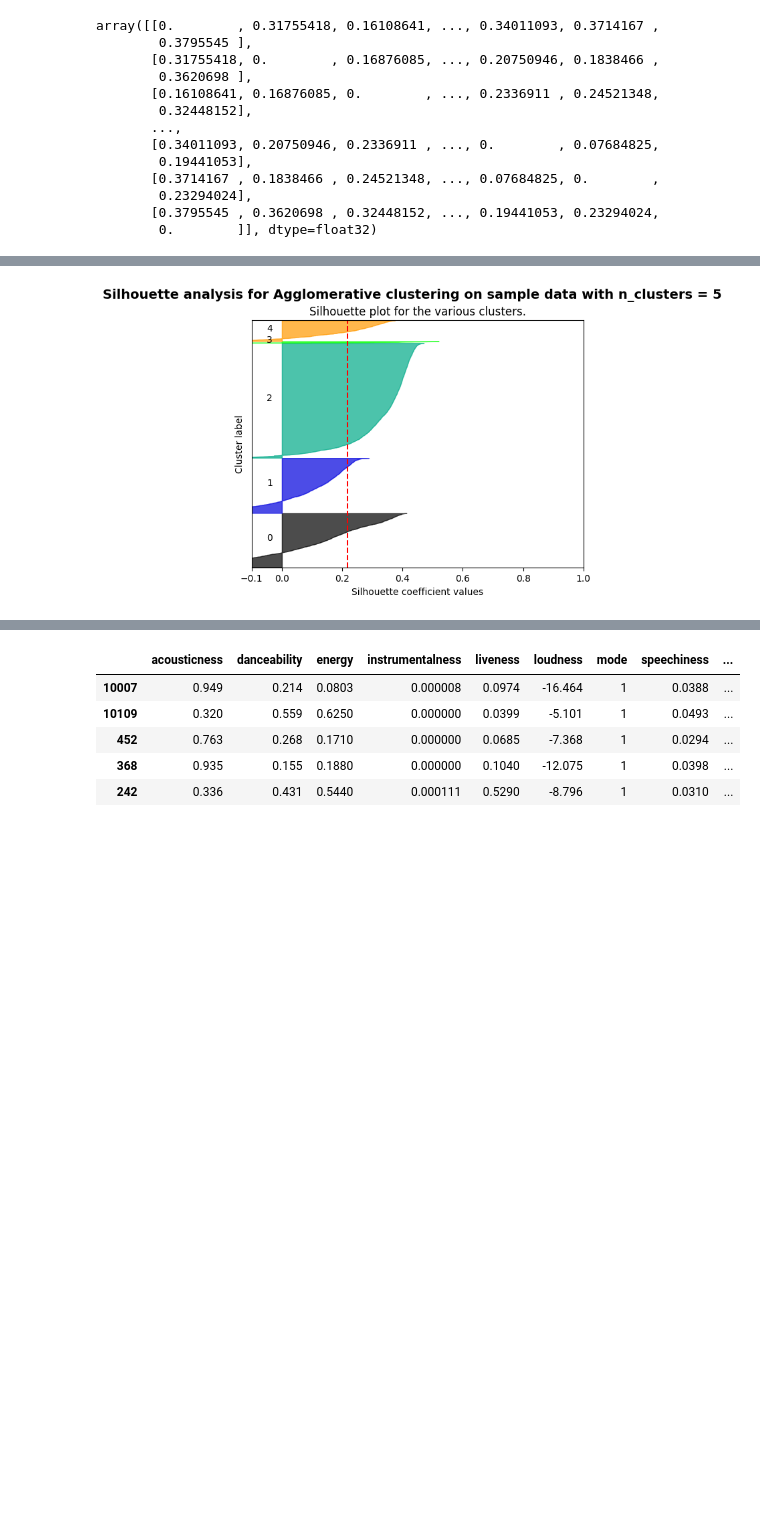
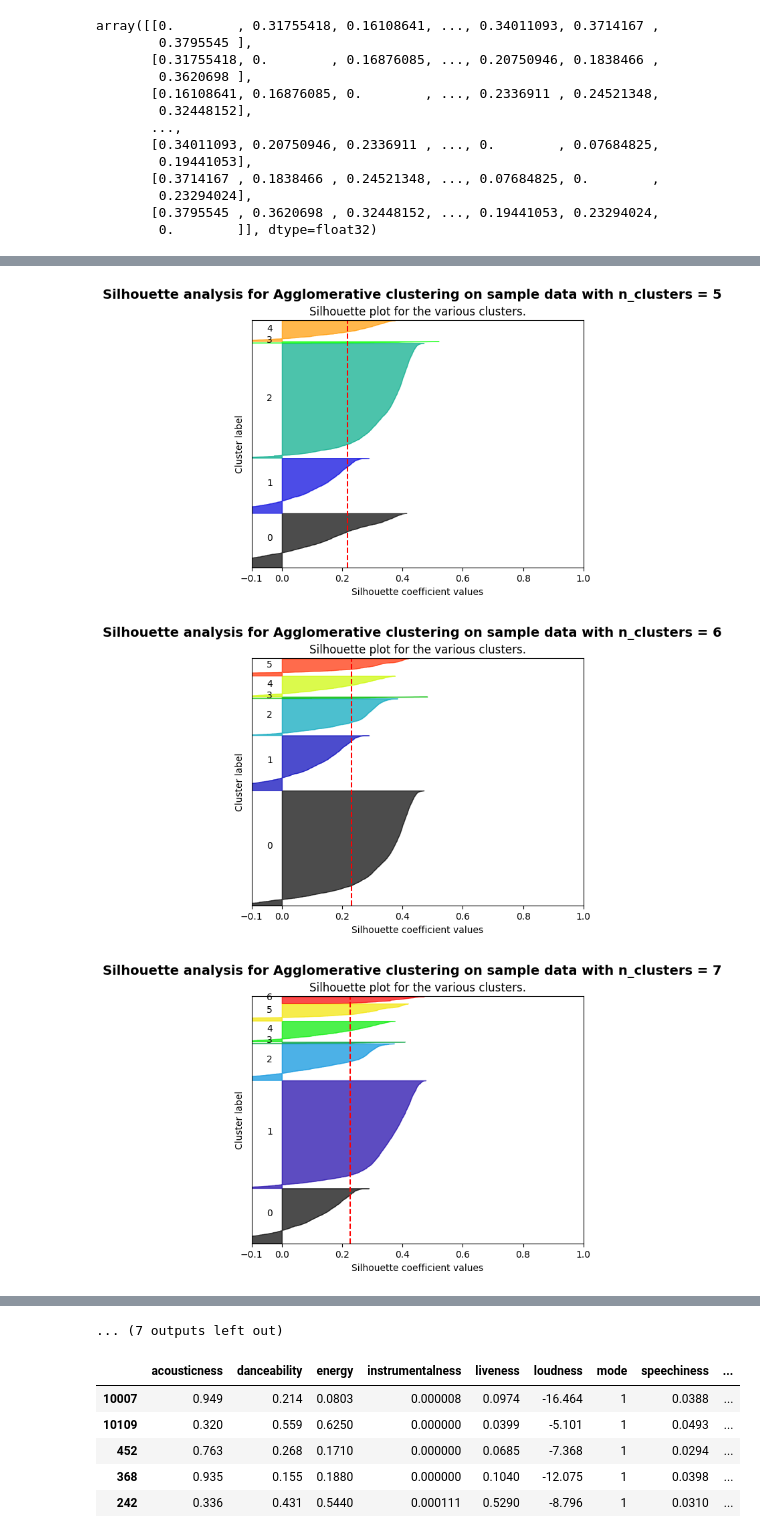
Before and after one commit to ninh-nd/spotify-rec, a Jupyter notebook: seed/data.ipynb, the cells around one changed output, grey strips where cells are left out. Drawn from its saved outputs; the diff is of its cells as text; code cells hidden in the pictures; blank space fills up the shorter version.

```diff
--- a/seed/data.ipynb
+++ b/seed/data.ipynb
@@ -116,35 +116,37 @@ array([[0.        , 0.31755418, 0.16108641, ..., 0.34011093, 0.3714167 ,
         0.        ]], dtype=float32)
 # %%
 # Find the best number of clusters by plotting a graph of silhouette score
-k_cand = range(2, 6)
+k_cand = range(2, 21)
 for k in k_cand:
     plt.xlim((-0.1, 1.0))
     plt.ylim((0, len(distance_matrix) + (k + 1) * 10))
     model = AgglomerativeClustering(affinity='precomputed', linkage='complete', n_clusters=k)
     clusters = model.fit_predict(distance_matrix)
     score = metrics.silhouette_score(distance_matrix, clusters, metric='precomputed')
     samples = metrics.silhouette_samples(distance_matrix, clusters, metric='precomputed')
     y_lower = 10
     for i in range(k):
         ith_cluster_sil_values = samples[clusters == i]
         ith_cluster_sil_values.sort()
         size_cluster_i = ith_cluster_sil_values.shape[0]
         y_upper = y_lower + size_cluster_i
         color = plt.cm.nipy_spectral(float(i) / k)
         plt.fill_betweenx(np.arange(y_lower, y_upper), 0, ith_cluster_sil_values, facecolor=color, edgecolor=color, alpha=0.7)
         plt.text(-0.05, y_lower + 0.5 * size_cluster_i, str(i))
         y_lower = y_upper + 10
     plt.axvline(x=score, color="red", linestyle="--")
     plt.yticks([])
     plt.xticks([-0.1, 0, 0.2, 0.4, 0.6, 0.8, 1])
     plt.title("Silhouette plot for the various clusters.")
     plt.xlabel("Silhouette coefficient values")
     plt.ylabel("Cluster label")
     plt.suptitle(("Silhouette analysis for Agglomerative clustering on sample data "
                     "with n_clusters = %d" % k), fontsize=14, fontweight='bold')
     plt.show()
 # %% [output]
 [figure]
 [figure]
 [figure]
 [figure]
+[figure, added]
+[figure, added]
@@ -151,3 +159,4 @@ for k in k_cand:
+... (7 outputs left out)
 # %%
 model = AgglomerativeClustering(affinity='precomputed', linkage='complete', n_clusters=2)
 clusters = model.fit_predict(distance_matrix)
```
Also changed, not shown: parts of 1 cell of this notebook.
